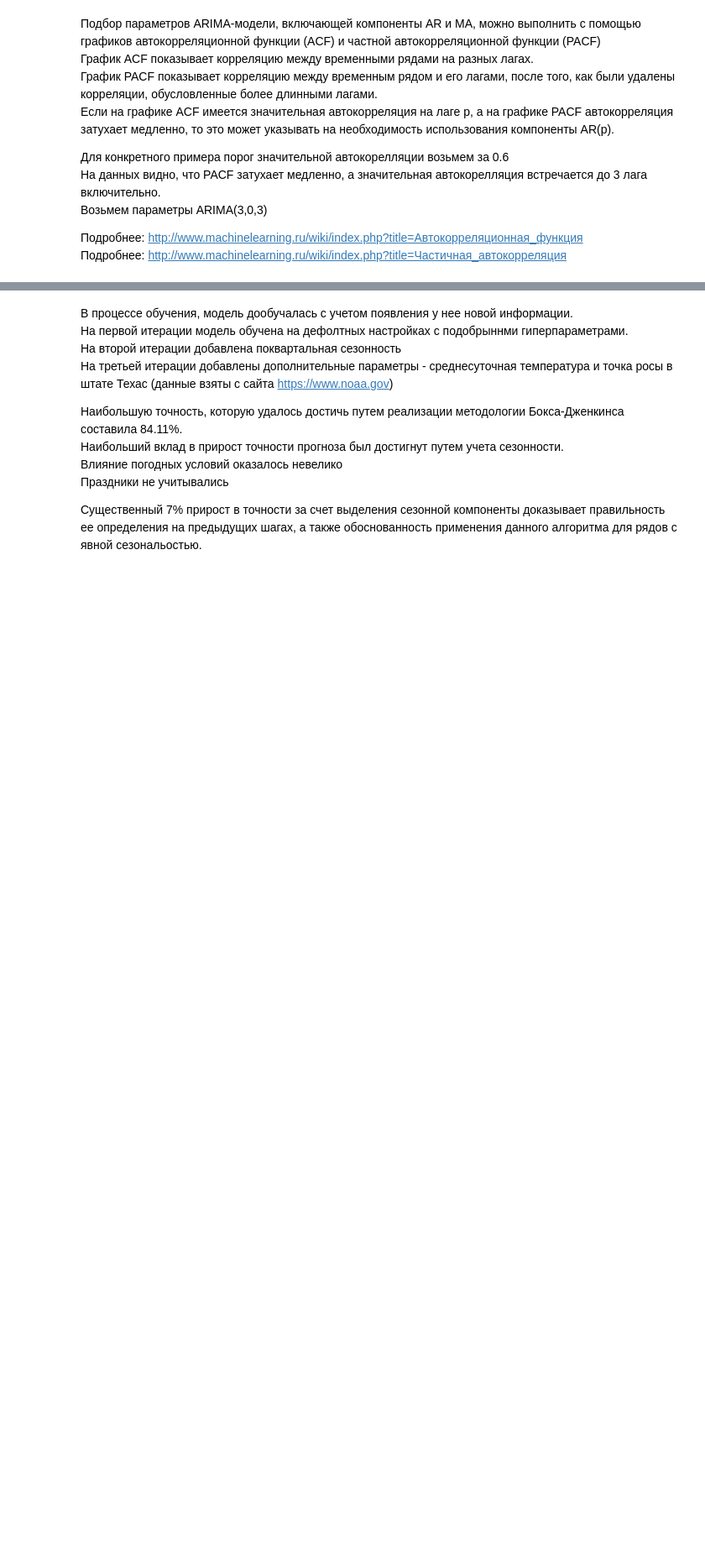
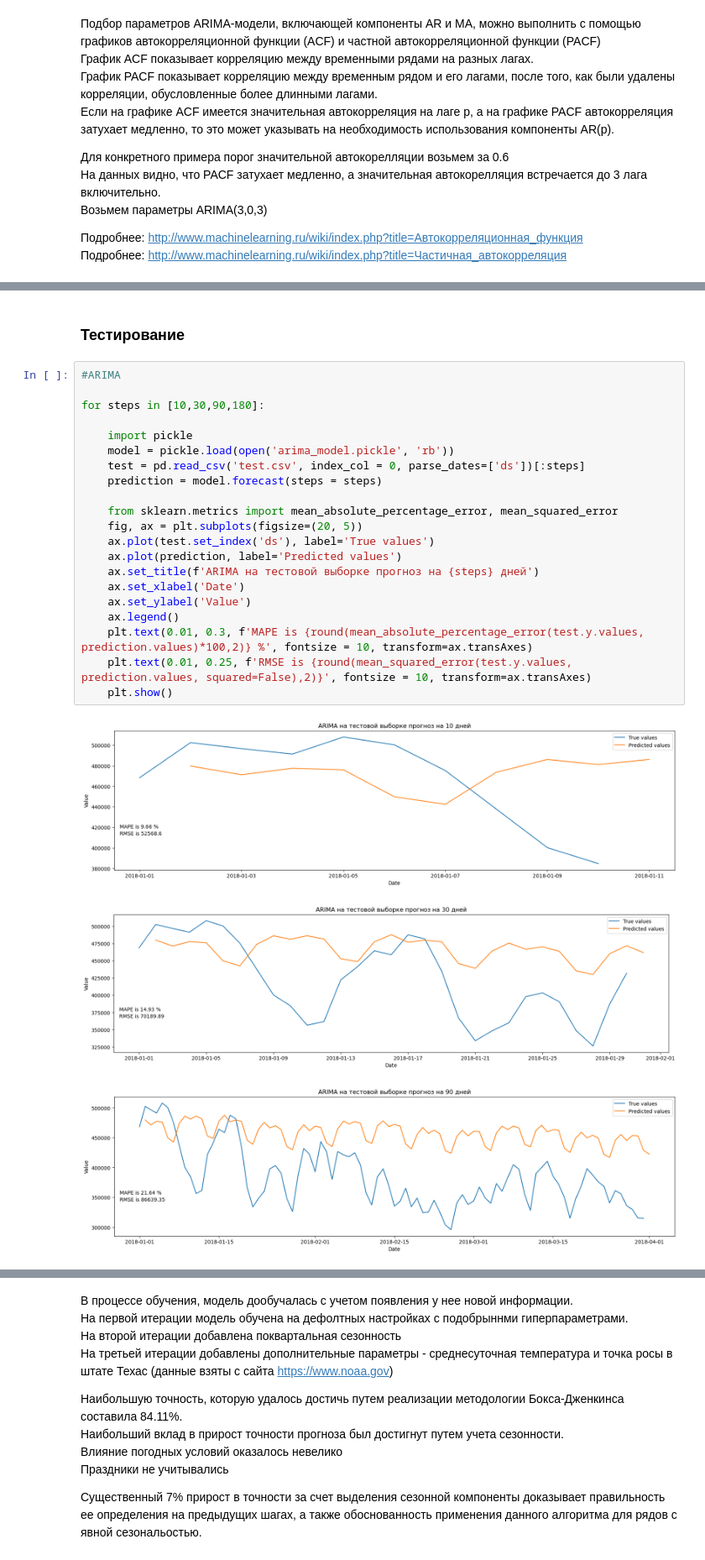
Before and after one commit to Dark-MonkGI/Electrical_load_forecasting_SAMARA_UNIVERSITY, a Jupyter notebook: Prediction model/workbook.ipynb, the cells around one changed output, grey strips where cells are left out. Shown at 84% size. Cells and saved outputs as stored; diff of their text form; blank space fills up the shorter version.

Commit message:
Complemented the models with new tests, made conclusions

```diff
--- a/Prediction model/workbook.ipynb
+++ b/Prediction model/workbook.ipynb
@@ -298 +302,28 @@ plt.show()
 [figure]
+# %% [markdown]
+### Тестирование
+# %%
+#ARIMA
+
+for steps in [10,30,90,180]:
+
+    import pickle
+    model = pickle.load(open('arima_model.pickle', 'rb'))
+    test = pd.read_csv('test.csv', index_col = 0, parse_dates=['ds'])[:steps]
+    prediction = model.forecast(steps = steps)
+
+    from sklearn.metrics import mean_absolute_percentage_error, mean_squared_error
+    fig, ax = plt.subplots(figsize=(20, 5))
+    ax.plot(test.set_index('ds'), label='True values')
+    ax.plot(prediction, label='Predicted values')
+    ax.set_title(f'ARIMA на тестовой выборке прогноз на {steps} дней')
+    ax.set_xlabel('Date')
+    ax.set_ylabel('Value')
+    ax.legend()
+    plt.text(0.01, 0.3, f'MAPE is {round(mean_absolute_percentage_error(test.y.values, prediction.values)*100,2)} %', fontsize = 10, transform=ax.transAxes)
+    plt.text(0.01, 0.25, f'RMSE is {round(mean_squared_error(test.y.values, prediction.values, squared=False),2)}', fontsize = 10, transform=ax.transAxes)
+    plt.show()
+# %% [output]
+[figure, added]
+[figure, added]
+[figure, added]
```
Also changed, not shown: parts of 16 cells of this notebook, 4 other files.
